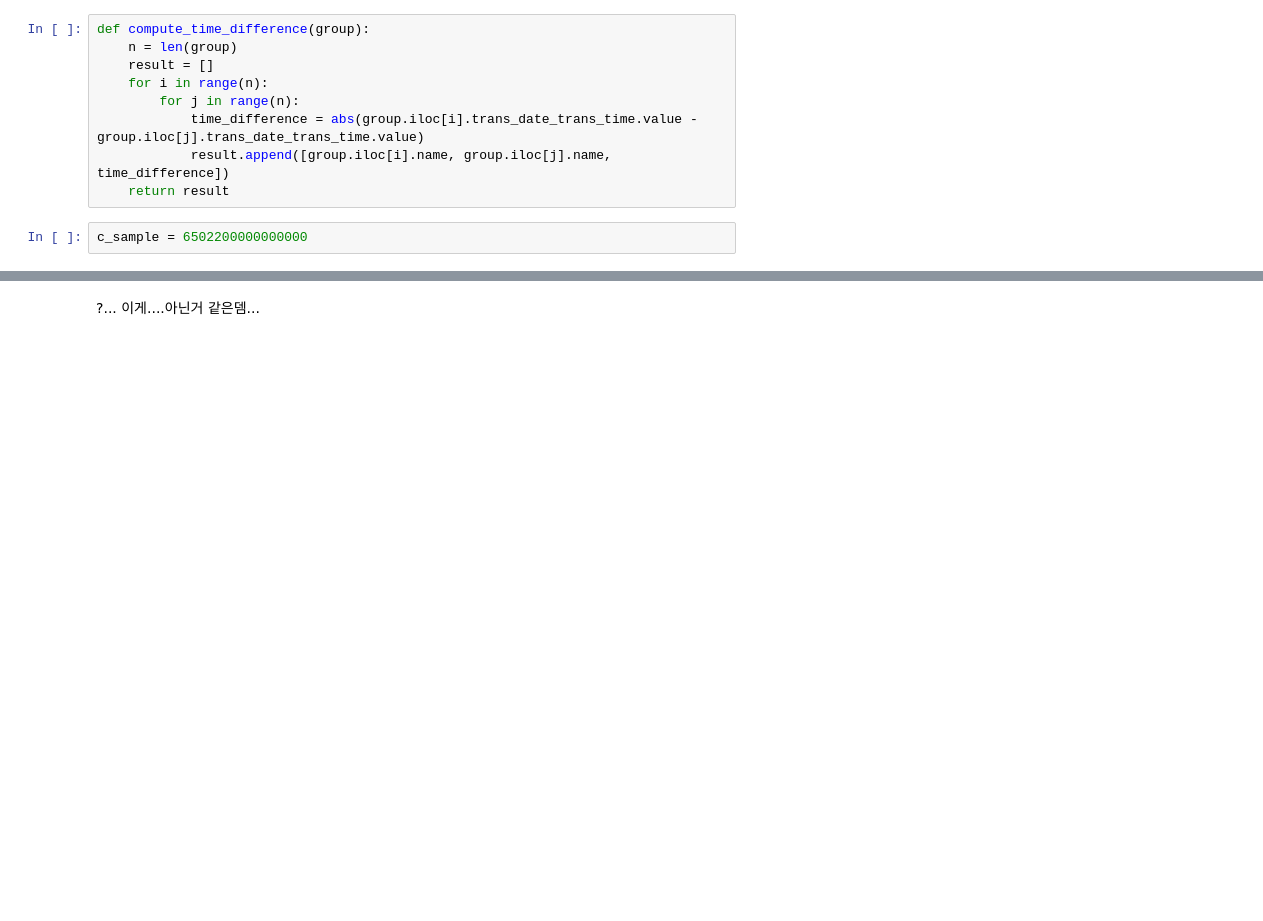
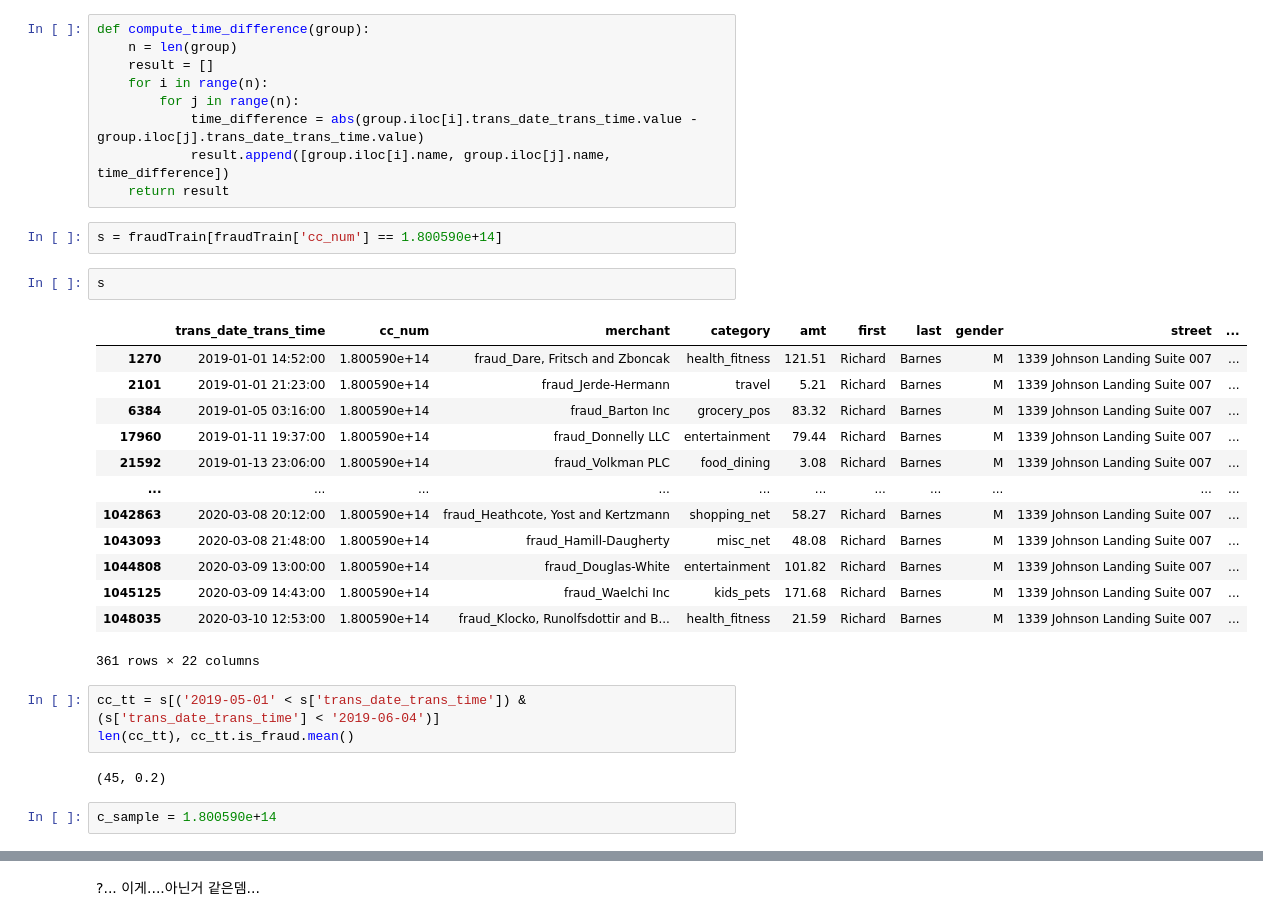
Before and after one commit to boram-coco/GNNpaper_review, a Jupyter notebook: posts/[Graph] 240513(amt80미만).ipynb, the cells around one changed output, grey strips where cells are left out. Drawn from its saved outputs; the diff is of its cells as text; blank space fills up the shorter version.

```diff
--- a/posts/[Graph] 240513(amt80미만).ipynb
+++ b/posts/[Graph] 240513(amt80미만).ipynb
@@ -89,6 +89,29 @@ def compute_time_difference(group):
             time_difference = abs(group.iloc[i].trans_date_trans_time.value - group.iloc[j].trans_date_trans_time.value)
             result.append([group.iloc[i].name, group.iloc[j].name, time_difference])
     return result
+# %%
+s = fraudTrain[fraudTrain['cc_num'] == 1.800590e+14]
+# %%
+s
+# %% [output]
+|  | trans_date_trans_time | cc_num | merchant | category | amt | first | last | gender | street | ... |
+| 1270 | 2019-01-01 14:52:00 | 1.800590e+14 | fraud_Dare, Fritsch and Zboncak | health_fitness | 121.51 | Richard | Barnes | M | 1339 Johnson Landing Suite 007 | ... |
+| 2101 | 2019-01-01 21:23:00 | 1.800590e+14 | fraud_Jerde-Hermann | travel | 5.21 | Richard | Barnes | M | 1339 Johnson Landing Suite 007 | ... |
+| 6384 | 2019-01-05 03:16:00 | 1.800590e+14 | fraud_Barton Inc | grocery_pos | 83.32 | Richard | Barnes | M | 1339 Johnson Landing Suite 007 | ... |
+| 17960 | 2019-01-11 19:37:00 | 1.800590e+14 | fraud_Donnelly LLC | entertainment | 79.44 | Richard | Barnes | M | 1339 Johnson Landing Suite 007 | ... |
+| 21592 | 2019-01-13 23:06:00 | 1.800590e+14 | fraud_Volkman PLC | food_dining | 3.08 | Richard | Barnes | M | 1339 Johnson Landing Suite 007 | ... |
+| ... | ... | ... | ... | ... | ... | ... | ... | ... | ... | ... |
+| 1042863 | 2020-03-08 20:12:00 | 1.800590e+14 | fraud_Heathcote, Yost and Kertzmann | shopping_net | 58.27 | Richard | Barnes | M | 1339 Johnson Landing Suite 007 | ... |
+| 1043093 | 2020-03-08 21:48:00 | 1.800590e+14 | fraud_Hamill-Daugherty | misc_net | 48.08 | Richard | Barnes | M | 1339 Johnson Landing Suite 007 | ... |
+| 1044808 | 2020-03-09 13:00:00 | 1.800590e+14 | fraud_Douglas-White | entertainment | 101.82 | Richard | Barnes | M | 1339 Johnson Landing Suite 007 | ... |
+| 1045125 | 2020-03-09 14:43:00 | 1.800590e+14 | fraud_Waelchi Inc | kids_pets | 171.68 | Richard | Barnes | M | 1339 Johnson Landing Suite 007 | ... |
+| 1048035 | 2020-03-10 12:53:00 | 1.800590e+14 | fraud_Klocko, Runolfsdottir and B... | health_fitness | 21.59 | Richard | Barnes | M | 1339 Johnson Landing Suite 007 | ... |
+361 rows × 22 columns
+# %%
+cc_tt = s[('2019-05-01' < s['trans_date_trans_time']) & (s['trans_date_trans_time'] < '2019-06-04')]
+len(cc_tt), cc_tt.is_fraud.mean()
+# %% [output]
+(45, 0.2)
 # %%
-c_sample = 6502200000000000
+c_sample = 1.800590e+14
 # %%
```
Also changed, not shown: parts of 12 cells of this notebook, 7 other files.
